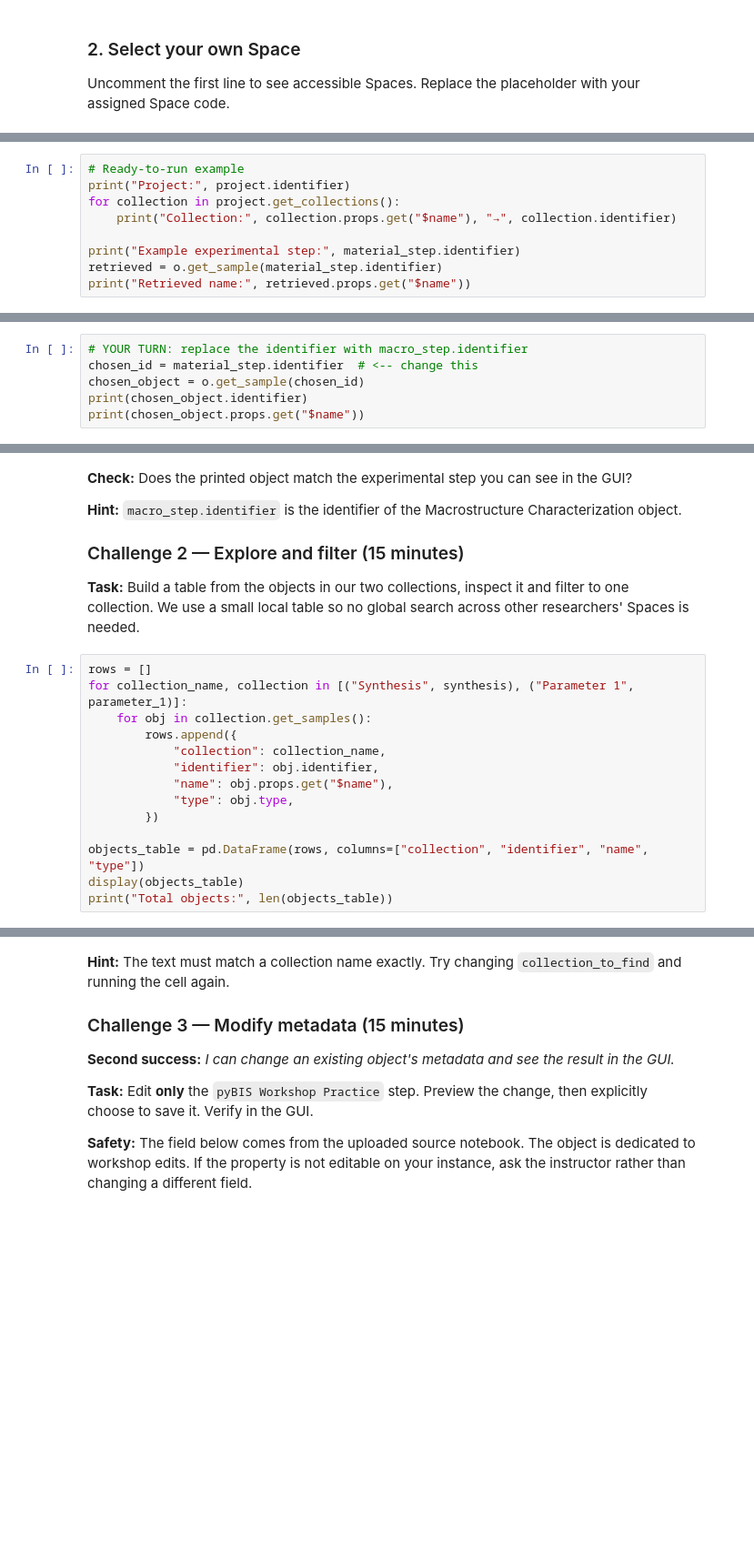
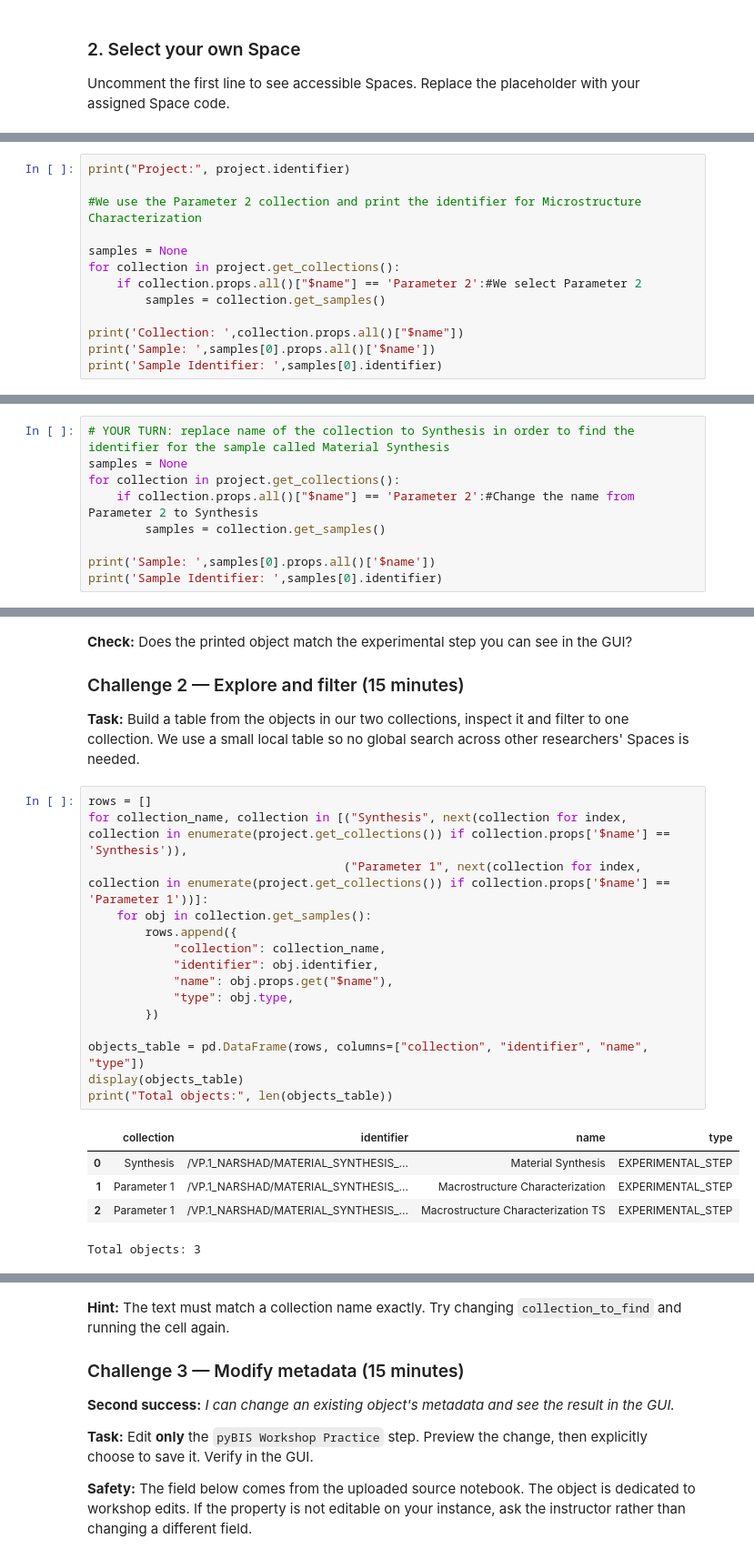
Before and after one commit to BAMresearch/openBIS-data-store-tutorials, a Jupyter notebook: docs/self-learning-path-pybis/workshop-pybis-level0/pybis_workshop_exercises.ipynb, the cells around one changed output, grey strips where cells are left out. Shown at 91% size. Cells and saved outputs as stored; diff of their text form; blank space fills up the shorter version.

```diff
--- a/docs/self-learning-path-pybis/workshop-pybis-level0/pybis_workshop_exercises.ipynb
+++ b/docs/self-learning-path-pybis/workshop-pybis-level0/pybis_workshop_exercises.ipynb
@@ -139,9 +207,13 @@ print("Data ready. Open your project in the GUI and confirm the collections and
 # %%
-# Ready-to-run example
 print("Project:", project.identifier)
+
+#We use the Parameter 2 collection and print the identifier for Microstructure Characterization
+
+samples = None
 for collection in project.get_collections():
-    print("Collection:", collection.props.get("$name"), "→", collection.identifier)
+    if collection.props.all()["$name"] == 'Parameter 2':#We select Parameter 2
+        samples = collection.get_samples()
 
-print("Example experimental step:", material_step.identifier)
-retrieved = o.get_sample(material_step.identifier)
-print("Retrieved name:", retrieved.props.get("$name"))
+print('Collection: ',collection.props.all()["$name"])
+print('Sample: ',samples[0].props.all()['$name'])
+print('Sample Identifier: ',samples[0].identifier)
@@ -148,6 +225,9 @@ print("Retrieved name:", retrieved.props.get("$name"))
 # %%
-# YOUR TURN: replace the identifier with macro_step.identifier
-chosen_id = material_step.identifier  # <-- change this
-chosen_object = o.get_sample(chosen_id)
-print(chosen_object.identifier)
-print(chosen_object.props.get("$name"))
+# YOUR TURN: replace name of the collection to Synthesis in order to find the identifier for the sample called Material Synthesis
+samples = None
+for collection in project.get_collections():
+    if collection.props.all()["$name"] == 'Parameter 2':#Change the name from Parameter 2 to Synthesis
+        samples = collection.get_samples()
+
+print('Sample: ',samples[0].props.all()['$name'])
+print('Sample Identifier: ',samples[0].identifier)
@@ -154,23 +237,29 @@ print(chosen_object.props.get("$name"))
 # %% [markdown]
 **Check:** Does the printed object match the experimental step you can see in the GUI?
 
-**Hint:** `macro_step.identifier` is the identifier of the Macrostructure Characterization object.
 
 ### Challenge 2 — Explore and filter (15 minutes)
 **Task:** Build a table from the objects in our two collections, inspect it and filter to one collection. We use a small local table so no global search across other researchers' Spaces is needed.
 # %%
 rows = []
-for collection_name, collection in [("Synthesis", synthesis), ("Parameter 1", parameter_1)]:
+for collection_name, collection in [("Synthesis", next(collection for index, collection in enumerate(project.get_collections()) if collection.props['$name'] == 'Synthesis')),
+                                    ("Parameter 1", next(collection for index, collection in enumerate(project.get_collections()) if collection.props['$name'] == 'Parameter 1'))]:
     for obj in collection.get_samples():
         rows.append({
             "collection": collection_name,
             "identifier": obj.identifier,
             "name": obj.props.get("$name"),
             "type": obj.type,
         })
 
 objects_table = pd.DataFrame(rows, columns=["collection", "identifier", "name", "type"])
 display(objects_table)
 print("Total objects:", len(objects_table))
+# %% [output]
+|  | collection | identifier | name | type |
+| 0 | Synthesis | /VP.1_NARSHAD/MATERIAL_SYNTHESIS_... | Material Synthesis | EXPERIMENTAL_STEP |
+| 1 | Parameter 1 | /VP.1_NARSHAD/MATERIAL_SYNTHESIS_... | Macrostructure Characterization | EXPERIMENTAL_STEP |
+| 2 | Parameter 1 | /VP.1_NARSHAD/MATERIAL_SYNTHESIS_... | Macrostructure Characterization TS | EXPERIMENTAL_STEP |
+Total objects: 3
 # %%
 # YOUR TURN: try "Synthesis" and "Parameter 1"
```
Also changed, not shown: parts of 23 cells of this notebook, 2 other files.
